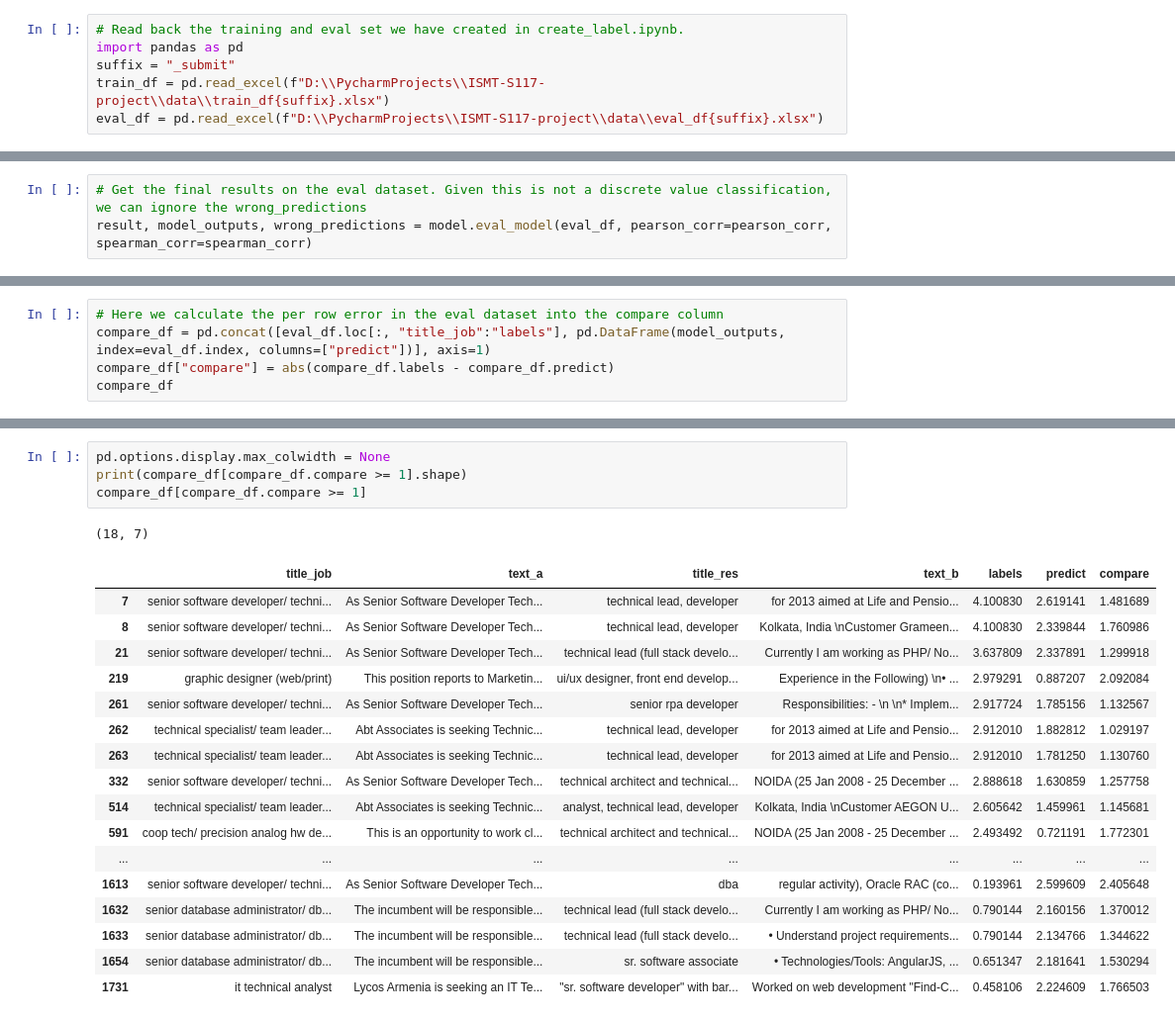
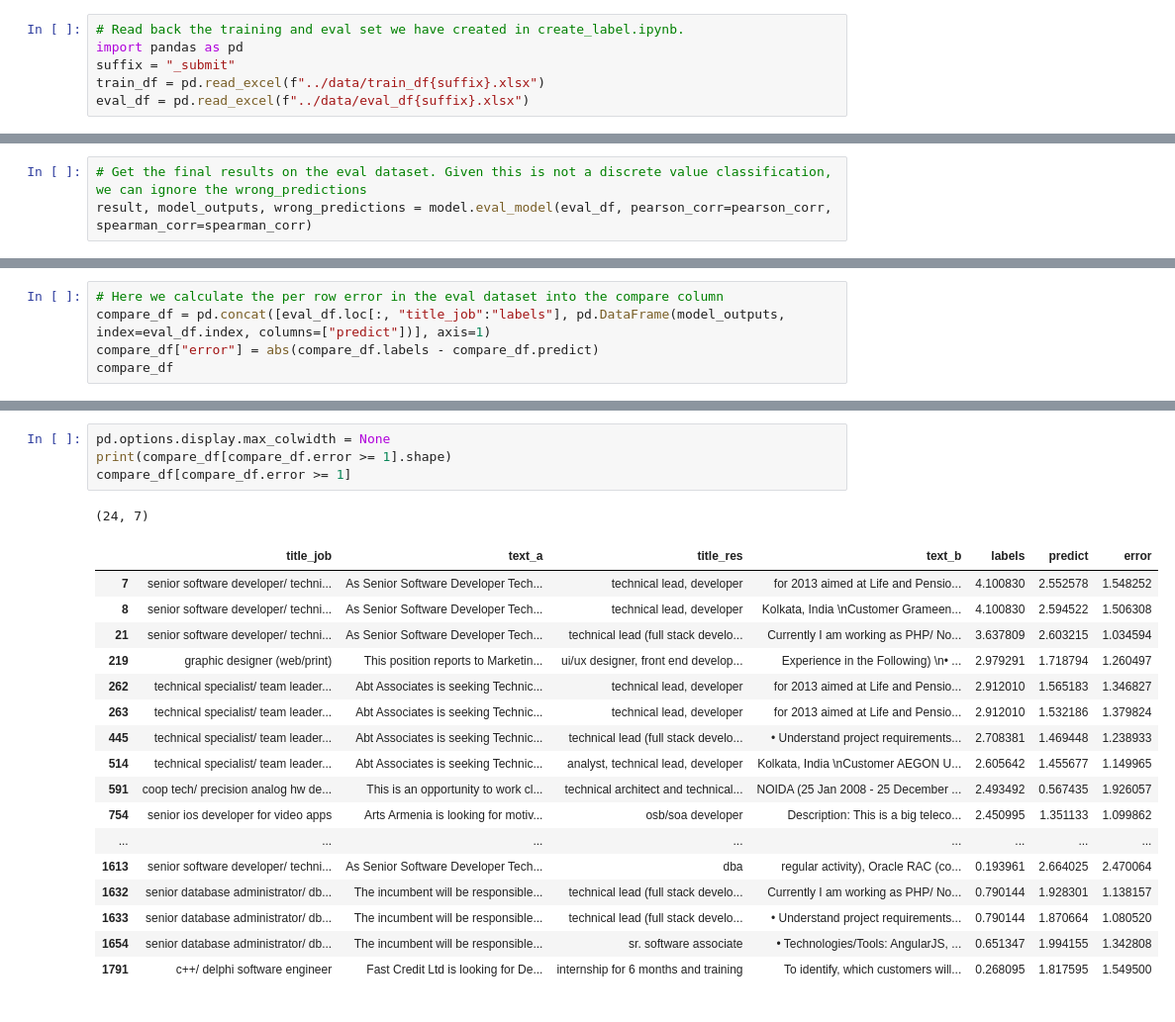
Before and after one commit to crispin-nosidam/vec2rec-with-RoBERTa, a Jupyter notebook: vec2rec/4.sentence_pair.ipynb, the cells around one changed output, grey strips where cells are left out. Shown at 99% size. Cells and saved outputs as stored; diff of their text form.

```diff
--- a/vec2rec/4.sentence_pair.ipynb
+++ b/vec2rec/4.sentence_pair.ipynb
@@ -16,8 +38,8 @@ Instead of the original BERT for the pretrained model, I chose RoBERTa which use
 # Read back the training and eval set we have created in create_label.ipynb.
 import pandas as pd
 suffix = "_submit"
-train_df = pd.read_excel(f"D:\\PycharmProjects\\ISMT-S117-project\\data\\train_df{suffix}.xlsx")
-eval_df = pd.read_excel(f"D:\\PycharmProjects\\ISMT-S117-project\\data\\eval_df{suffix}.xlsx")
+train_df = pd.read_excel(f"../data/train_df{suffix}.xlsx")
+eval_df = pd.read_excel(f"../data/eval_df{suffix}.xlsx")
 # %%
 train_df
 # %% [output]
@@ -180,6 +178,6 @@ pd.DataFrame(model_outputs).describe()
 # %%
 # Here we calculate the per row error in the eval dataset into the compare column
 compare_df = pd.concat([eval_df.loc[:, "title_job":"labels"], pd.DataFrame(model_outputs, index=eval_df.index, columns=["predict"])], axis=1)
-compare_df["compare"] = abs(compare_df.labels - compare_df.predict)
+compare_df["error"] = abs(compare_df.labels - compare_df.predict)
 compare_df
 # %% [output]
@@ -248,23 +246,23 @@ compare_df[compare_df.compare < 0.5]
 # %%
 pd.options.display.max_colwidth = None
-print(compare_df[compare_df.compare >= 1].shape)
-compare_df[compare_df.compare >= 1]
+print(compare_df[compare_df.error >= 1].shape)
+compare_df[compare_df.error >= 1]
 # %% [output]
-(18, 7)
+(24, 7)
-|  | title_job | text_a | title_res | text_b | labels | predict | compare |
-| 7 | senior software developer/ techni... | As Senior Software Developer Tech... | technical lead, developer | for 2013 aimed at Life and Pensio... | 4.100830 | 2.619141 | 1.481689 |
-| 8 | senior software developer/ techni... | As Senior Software Developer Tech... | technical lead, developer | Kolkata, India \nCustomer Grameen... | 4.100830 | 2.339844 | 1.760986 |
-| 21 | senior software developer/ techni... | As Senior Software Developer Tech... | technical lead (full stack develo... | Currently I am working as PHP/ No... | 3.637809 | 2.337891 | 1.299918 |
-| 219 | graphic designer (web/print) | This position reports to Marketin... | ui/ux designer, front end develop... | Experience in the Following) \n• ... | 2.979291 | 0.887207 | 2.092084 |
-| 261 | senior software developer/ techni... | As Senior Software Developer Tech... | senior rpa developer | Responsibilities: - \n \n* Implem... | 2.917724 | 1.785156 | 1.132567 |
-| 262 | technical specialist/ team leader... | Abt Associates is seeking Technic... | technical lead, developer | for 2013 aimed at Life and Pensio... | 2.912010 | 1.882812 | 1.029197 |
-| 263 | technical specialist/ team leader... | Abt Associates is seeking Technic... | technical lead, developer | for 2013 aimed at Life and Pensio... | 2.912010 | 1.781250 | 1.130760 |
-| 332 | senior software developer/ techni... | As Senior Software Developer Tech... | technical architect and technical... | NOIDA (25 Jan 2008 - 25 December ... | 2.888618 | 1.630859 | 1.257758 |
-| 514 | technical specialist/ team leader... | Abt Associates is seeking Technic... | analyst, technical lead, developer | Kolkata, India \nCustomer AEGON U... | 2.605642 | 1.459961 | 1.145681 |
-| 591 | coop tech/ precision analog hw de... | This is an opportunity to work cl... | technical architect and technical... | NOIDA (25 Jan 2008 - 25 December ... | 2.493492 | 0.721191 | 1.772301 |
+|  | title_job | text_a | title_res | text_b | labels | predict | error |
+| 7 | senior software developer/ techni... | As Senior Software Developer Tech... | technical lead, developer | for 2013 aimed at Life and Pensio... | 4.100830 | 2.552578 | 1.548252 |
+| 8 | senior software developer/ techni... | As Senior Software Developer Tech... | technical lead, developer | Kolkata, India \nCustomer Grameen... | 4.100830 | 2.594522 | 1.506308 |
+| 21 | senior software developer/ techni... | As Senior Software Developer Tech... | technical lead (full stack develo... | Currently I am working as PHP/ No... | 3.637809 | 2.603215 | 1.034594 |
+| 219 | graphic designer (web/print) | This position reports to Marketin... | ui/ux designer, front end develop... | Experience in the Following) \n• ... | 2.979291 | 1.718794 | 1.260497 |
+| 262 | technical specialist/ team leader... | Abt Associates is seeking Technic... | technical lead, developer | for 2013 aimed at Life and Pensio... | 2.912010 | 1.565183 | 1.346827 |
+| 263 | technical specialist/ team leader... | Abt Associates is seeking Technic... | technical lead, developer | for 2013 aimed at Life and Pensio... | 2.912010 | 1.532186 | 1.379824 |
+| 445 | technical specialist/ team leader... | Abt Associates is seeking Technic... | technical lead (full stack develo... | • Understand project requirements... | 2.708381 | 1.469448 | 1.238933 |
+| 514 | technical specialist/ team leader... | Abt Associates is seeking Technic... | analyst, technical lead, developer | Kolkata, India \nCustomer AEGON U... | 2.605642 | 1.455677 | 1.149965 |
+| 591 | coop tech/ precision analog hw de... | This is an opportunity to work cl... | technical architect and technical... | NOIDA (25 Jan 2008 - 25 December ... | 2.493492 | 0.567435 | 1.926057 |
+| 754 | senior ios developer for video apps | Arts Armenia is looking for motiv... | osb/soa developer | Description: This is a big teleco... | 2.450995 | 1.351133 | 1.099862 |
 | ... | ... | ... | ... | ... | ... | ... | ... |
-| 1613 | senior software developer/ techni... | As Senior Software Developer Tech... | dba | regular activity), Oracle RAC (co... | 0.193961 | 2.599609 | 2.405648 |
-| 1632 | senior database administrator/ db... | The incumbent will be responsible... | technical lead (full stack develo... | Currently I am working as PHP/ No... | 0.790144 | 2.160156 | 1.370012 |
-| 1633 | senior database administrator/ db... | The incumbent will be responsible... | technical lead (full stack develo... | • Understand project requirements... | 0.790144 | 2.134766 | 1.344622 |
-| 1654 | senior database administrator/ db... | The incumbent will be responsible... | sr. software associate | • Technologies/Tools: AngularJS, ... | 0.651347 | 2.181641 | 1.530294 |
-| 1731 | it technical analyst | Lycos Armenia is seeking an IT Te... | "sr. software developer" with bar... | Worked on web development "Find-C... | 0.458106 | 2.224609 | 1.766503 |
+| 1613 | senior software developer/ techni... | As Senior Software Developer Tech... | dba | regular activity), Oracle RAC (co... | 0.193961 | 2.664025 | 2.470064 |
+| 1632 | senior database administrator/ db... | The incumbent will be responsible... | technical lead (full stack develo... | Currently I am working as PHP/ No... | 0.790144 | 1.928301 | 1.138157 |
+| 1633 | senior database administrator/ db... | The incumbent will be responsible... | technical lead (full stack develo... | • Understand project requirements... | 0.790144 | 1.870664 | 1.080520 |
+| 1654 | senior database administrator/ db... | The incumbent will be responsible... | sr. software associate | • Technologies/Tools: AngularJS, ... | 0.651347 | 1.994155 | 1.342808 |
+| 1791 | c++/ delphi software engineer | Fast Credit Ltd is looking for De... | internship for 6 months and training | To identify, which customers will... | 0.268095 | 1.817595 | 1.549500 |
```
Also changed, not shown: parts of 12 cells of this notebook, 3 other files.
